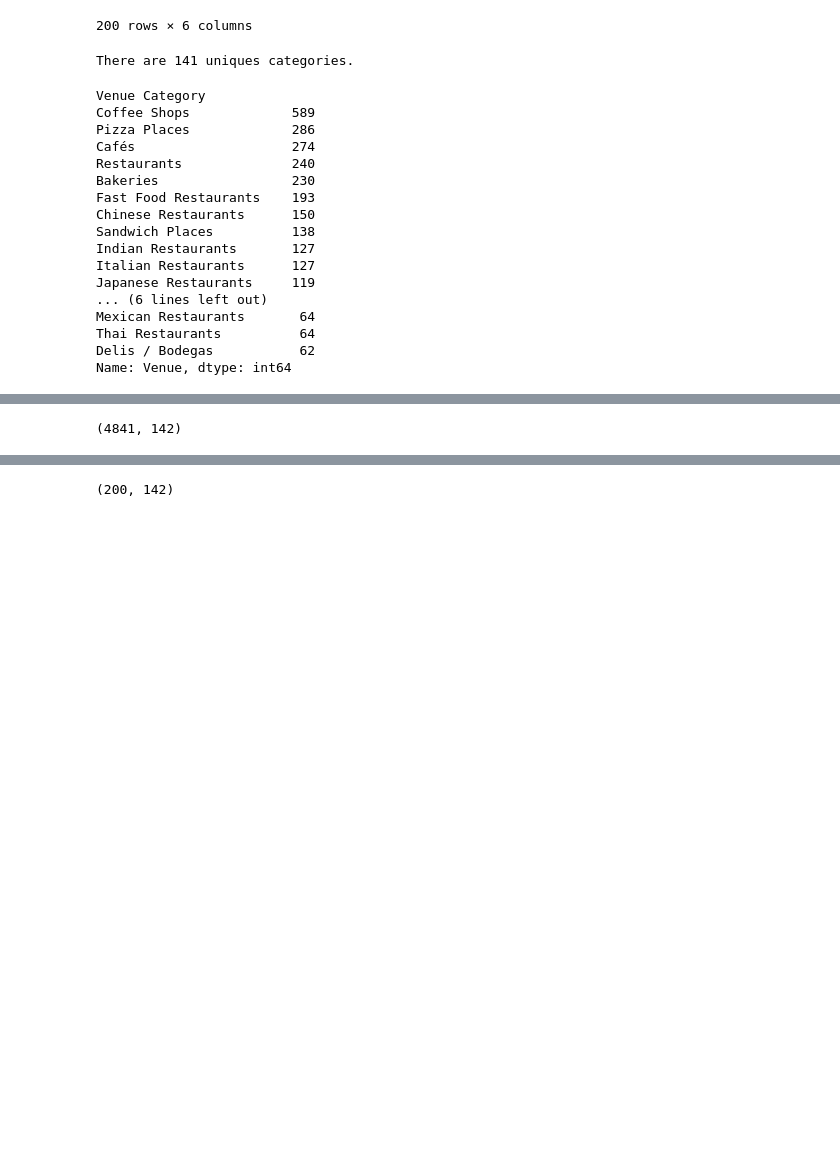
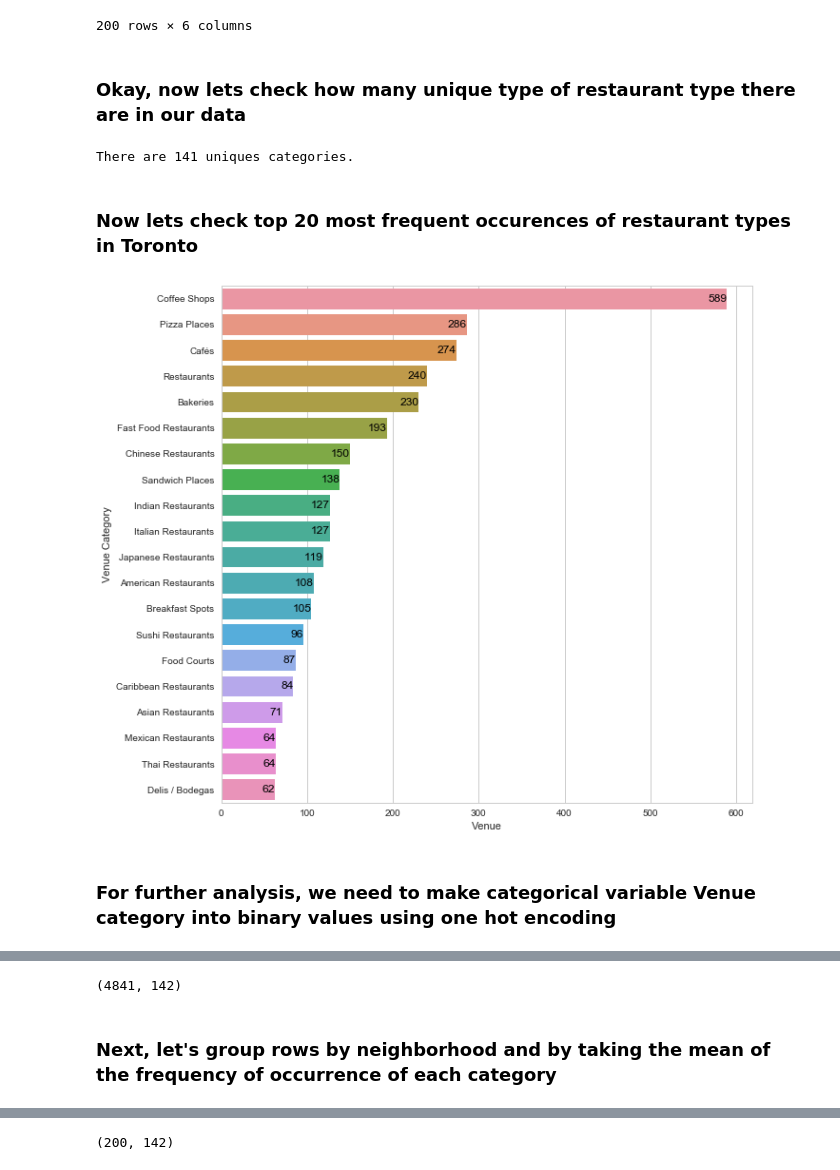
Before and after one commit to ParthRaj22/Battle-of-Neighborhoods, a Jupyter notebook: Battle of Neighborhoods.ipynb, the cells around one changed output, grey strips where cells are left out. Cells and saved outputs as stored; diff of their text form; code cells hidden in the pictures; blank space fills up the shorter version.

```diff
--- a/Battle of Neighborhoods.ipynb
+++ b/Battle of Neighborhoods.ipynb
@@ -315,7 +328,11 @@ Toronto_restaurants.groupby('Neighborhood').count()
 | Woodbine Heights | 9 | 9 | 9 | 9 | 9 | ... |
 | York Mills | 1 | 1 | 1 | 1 | 1 | ... |
 200 rows × 6 columns
+# %% [markdown]
+### Okay, now lets check how many unique type of restaurant type there are in our data
 # %%
 print('There are {} uniques categories.'.format(len(Toronto_restaurants['Venue Category'].unique())))
 # %% [output]
 There are 141 uniques categories.
+# %% [markdown]
+### Now lets check top 20 most frequent occurences of restaurant types in Toronto
@@ -322,24 +342,19 @@ There are 141 uniques categories.
 # %%
 # Check top 20 most frequently occuring retaurant type
-Toronto_restaurants.groupby('Venue Category')['Venue'].count().sort_values(ascending=False)[:20]
+Toronto_t20=Toronto_restaurants.groupby('Venue Category')['Venue'].count().sort_values(ascending=False)[:20].to_frame().reset_index()
-# %% [output]
-Venue Category
-Coffee Shops             589
-Pizza Places             286
-Cafés                    274
-Restaurants              240
-Bakeries                 230
-Fast Food Restaurants    193
-Chinese Restaurants      150
-Sandwich Places          138
-Indian Restaurants       127
-Italian Restaurants      127
-Japanese Restaurants     119
-... (6 lines left out)
-Mexican Restaurants       64
-Thai Restaurants          64
-Delis / Bodegas           62
-Name: Venue, dtype: int64
+# %%
+sns.set(style="whitegrid")
+# Initialize the matplotlib figure
+plt.subplots(figsize=(10, 10))
+ax = sns.barplot(x='Venue', y='Venue Category', data=Toronto_t20)
+#ax.annotate(x='Venue')
+for p in ax.patches:
+    ax.text(p.get_width(), p.get_y() + p.get_height()/2., '%d' % int(p.get_width()),
+            fontsize=12, color='black', ha='right', va='center')
+# %% [output]
+[figure, added]
+# %% [markdown]
+### For further analysis, we need to make categorical variable Venue category into binary values using one hot encoding
 # %%
 # one hot encoding
 Toronto_onehot = pd.get_dummies(Toronto_restaurants[['Venue Category']], prefix="", prefix_sep="")
@@ -364,6 +379,8 @@ Toronto_onehot.head()
 Toronto_onehot.shape
 # %% [output]
 (4841, 142)
+# %% [markdown]
+### Next, let's group rows by neighborhood and by taking the mean of the frequency of occurrence of each category
 # %%
 Toronto_grouped = Toronto_onehot.groupby('Neighborhood').mean().reset_index()
 Toronto_grouped
```
Also changed, not shown: parts of 18 cells of this notebook.
